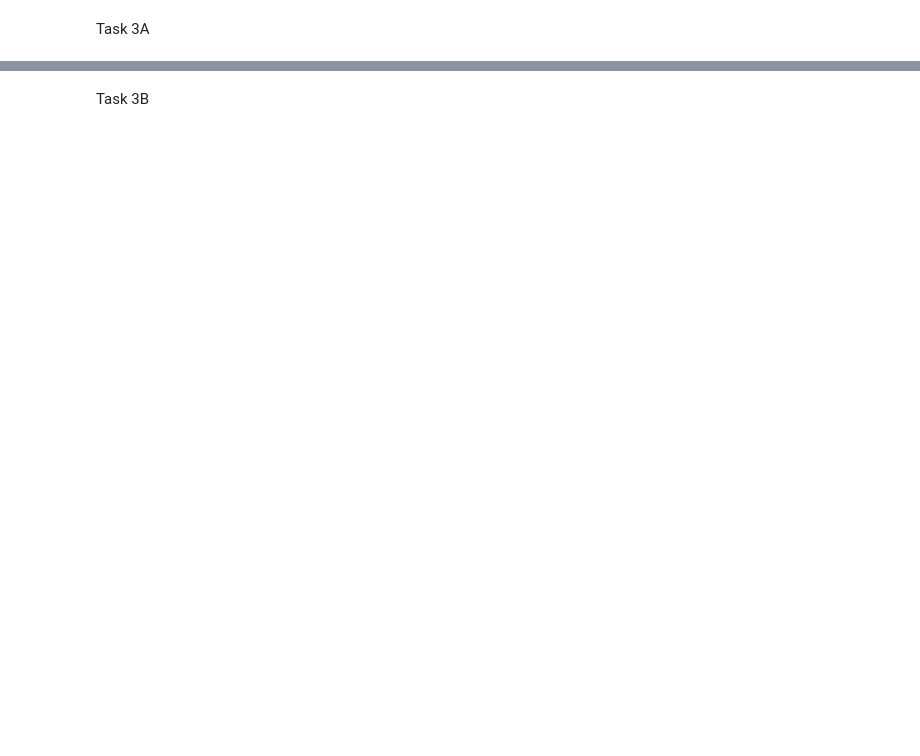
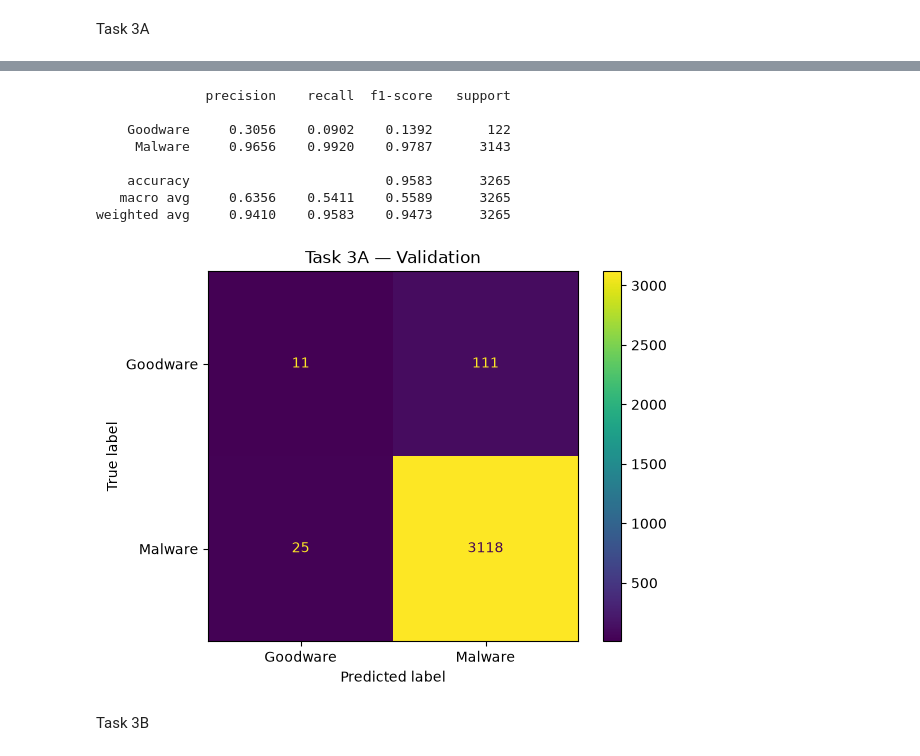
Before and after one commit to HaxelThePenguine/AI-Cybersecurity_labs2026, a Jupyter notebook: Lab_02/lab2.ipynb, the cells around one changed output, grey strips where cells are left out. Saved outputs shown, nothing was run; the diff lists cells and outputs as text; code cells hidden in the pictures; blank space fills up the shorter version.

```diff
--- a/Lab_02/lab2.ipynb
+++ b/Lab_02/lab2.ipynb
@@ -542,0 +621,21 @@ NameError: name 'train_pd' is not defined
+# %%
+# Labels: one value per sequence (0 = goodware, 1 = malware)
+y_train_ids = torch.tensor(
+    train_split["is_malware"].to_numpy(), dtype=torch.float32
+)
+y_val_ids = torch.tensor(
+    val_split["is_malware"].to_numpy(), dtype=torch.float32
+)
+
+# Training batches: each sequence stays paired with its label
+train_loader_ids = DataLoader(
+    TensorDataset(X_train_ids, y_train_ids),
+    batch_size=BATCH_SIZE, ## possiamo ridefinirla
+    shuffle=True
+)
+
+# Same baseline settings as Task 2
+loss_fn = nn.BCEWithLogitsLoss()
+optimizer_ids = torch.optim.Adam(
+    model_ids.parameters(), lr=LEARNING_RATE
+)
@@ -543,2 +698,34 @@ NameError: name 'train_pd' is not defined
+# %%
+# EVAL
+model_ids.eval()
+with torch.no_grad():
+    probabilities = torch.sigmoid(model_ids(X_val_device))
+    predictions_ids = (probabilities > 0.5).int().cpu().numpy()
+
+print(classification_report(
+    val_split["is_malware"],
+    predictions_ids,
+    target_names=["Goodware", "Malware"],
+    digits=4,
+    zero_division=0
+))
+
+ConfusionMatrixDisplay.from_predictions(
+    val_split["is_malware"],
+    predictions_ids,
+    display_labels=["Goodware", "Malware"]
+)
+plt.title("Task 3A — Validation")
+plt.show()
+# %% [output]
+              precision    recall  f1-score   support
+
+    Goodware     0.3056    0.0902    0.1392       122
+     Malware     0.9656    0.9920    0.9787      3143
+
+    accuracy                         0.9583      3265
+   macro avg     0.6356    0.5411    0.5589      3265
+weighted avg     0.9410    0.9583    0.9473      3265
+[figure, added]
 # %% [markdown]
 Task 3B
```
Also changed, not shown: parts of 18 cells of this notebook, 2 other files.
